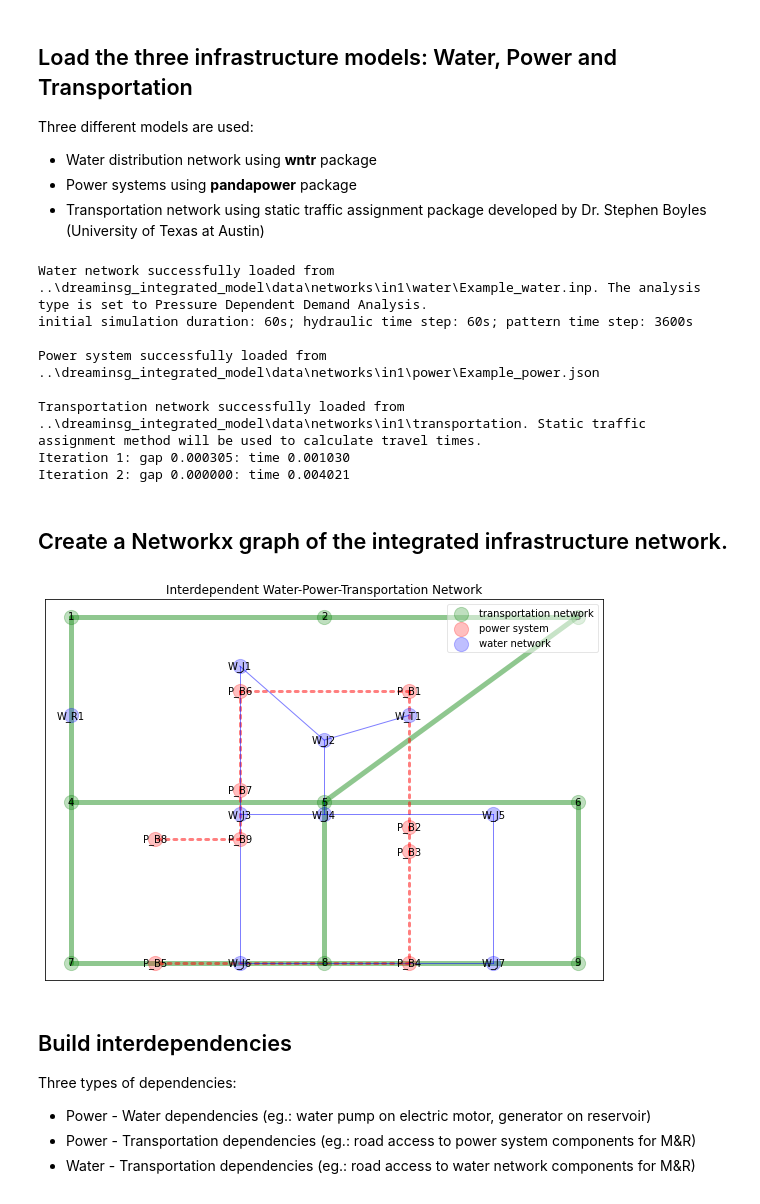
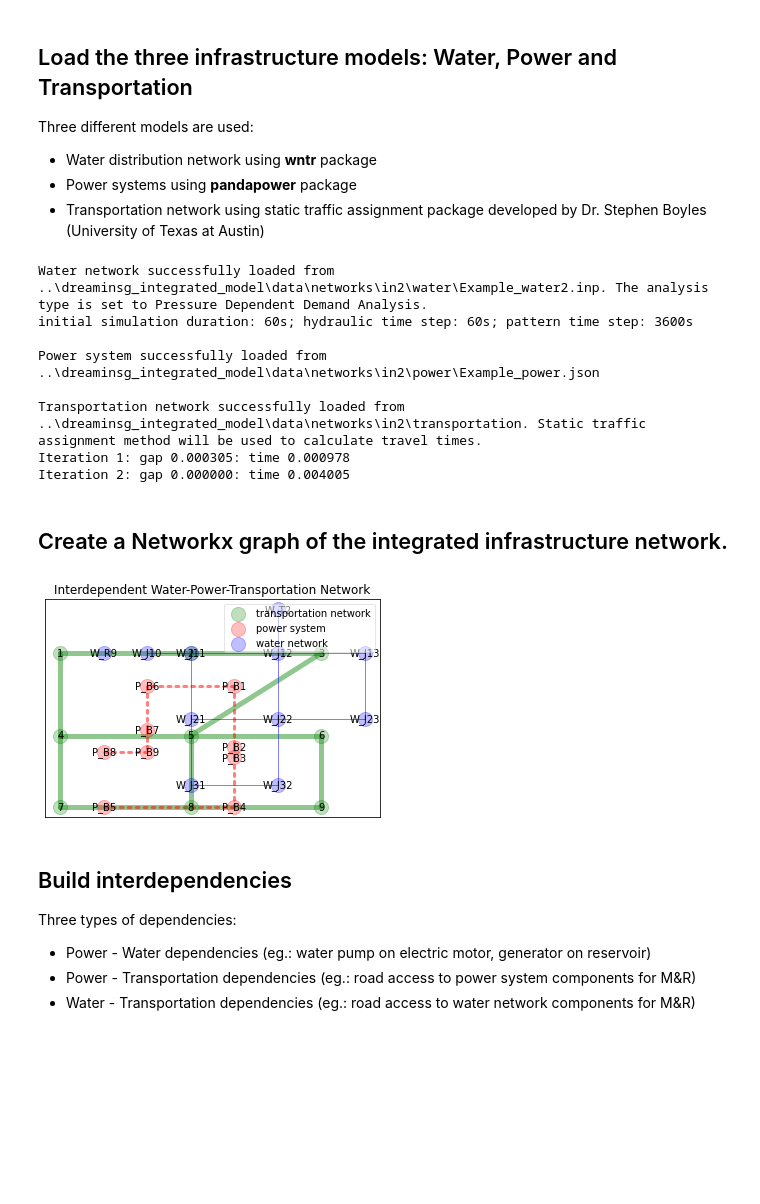
Before and after one commit to srijithbalakrishnan/dreaminsg-integrated-model, a Jupyter notebook: notebooks/demo.ipynb, the cells around one changed output. Cells and saved outputs as stored; diff of their text form; code cells hidden in the pictures; blank space fills up the shorter version.

Commit message:
pipe failure + simulation code changes + docstrings

```diff
--- a/notebooks/demo.ipynb
+++ b/notebooks/demo.ipynb
@@ -34,57 +27,31 @@ Three different models are used:
 - Water distribution network using **wntr** package
 - Power systems using **pandapower** package
 - Transportation network using static traffic assignment package developed by Dr. Stephen Boyles (University of Texas at Austin)
-# %%
-network_dir= 'in1'
-
-MAIN_DIR = Path('..')
-water_file = MAIN_DIR/'dreaminsg_integrated_model/data/networks/{}/water/Example_water.inp'.format(network_dir)
-power_file = MAIN_DIR/'dreaminsg_integrated_model/data/networks/{}/power/Example_power.json'.format(network_dir)
-transp_folder = MAIN_DIR/'dreaminsg_integrated_model/data/networks/{}/transportation/'.format(network_dir)
-
-#load water_network model
-try:
-    initial_sim_step = 60
-    wn = water.load_water_network(water_file, initial_sim_step)
-    total_base_water_demand = sum([wn.get_node(node).base_demand for node in wn.junction_name_list])
-except FileNotFoundError:
-    print("Error: The water network file does not exist. No such file or directory: ", water_file)
-
-#load power systems network
-try:
-    pn = power.load_power_network(power_file)
-    power.run_power_simulation(pn)
-    total_base_power_demand = pn.res_load.p_mw.sum() + pn.res_motor.p_mw.sum()
-except UserWarning:
-    print("Error: The power systems file does not exist. No such file or directory: ", power_file)
-
-#load dynamic traffic assignment model
-try:
-    tn = transpo.Network(
-        "{}/example_net.tntp".format(transp_folder),
-        "{}/example_trips.tntp".format(transp_folder),
-        "{}/example_node.tntp".format(transp_folder))
-    print("Transportation network successfully loaded from {}. Static traffic assignment method will be used to calculate travel times.".format(transp_folder))
-    tn.userEquilibrium("FW", 400, 1e-4, tn.averageExcessCost)
-except FileNotFoundError:
-    print("Error: The transportation network folder does not exist. No such directory: ", transp_folder)
-except AttributeError:
-    print("Error: Some required network files not found.")
-# %% [output]
-Water network successfully loaded from ..\dreaminsg_integrated_model\data\networks\in1\water\Example_water.inp. The analysis type is set to Pressure Dependent Demand Analysis.
-initial simulation duration: 60s; hydraulic time step: 60s; pattern time step: 3600s
-
-Power system successfully loaded from ..\dreaminsg_integrated_model\data\networks\in1\power\Example_power.json
-
-Transportation network successfully loaded from ..\dreaminsg_integrated_model\data\networks\in1\transportation. Static traffic assignment method will be used to calculate travel times.
-Iteration 1: gap 0.000305: time 0.001030
-Iteration 2: gap 0.000000: time 0.004021
+# %%
+network_dir= 'in2'
+
+MAIN_DIR = Path('..')
+water_file = MAIN_DIR/f'dreaminsg_integrated_model/data/networks/{network_dir}/water/Example_water2.inp'
+power_file = MAIN_DIR/f'dreaminsg_integrated_model/data/networks/{network_dir}/power/Example_power.json'
+transp_folder = MAIN_DIR/f'dreaminsg_integrated_model/data/networks/{network_dir}/transportation/'
+
+# load all infrastructure networks
+wn, pn, tn = simulation.load_networks(water_file, power_file, transp_folder)
+# %% [output]
+Water network successfully loaded from ..\dreaminsg_integrated_model\data\networks\in2\water\Example_water2.inp. The analysis type is set to Pressure Dependent Demand Analysis.
+initial simulation duration: 60s; hydraulic time step: 60s; pattern time step: 3600s
+
+Power system successfully loaded from ..\dreaminsg_integrated_model\data\networks\in2\power\Example_power.json
+
+Transportation network successfully loaded from ..\dreaminsg_integrated_model\data\networks\in2\transportation. Static traffic assignment method will be used to calculate travel times.
+Iteration 1: gap 0.000305: time 0.000978
+Iteration 2: gap 0.000000: time 0.004005
 # %% [markdown]
 ## Create a Networkx graph of the integrated infrastructure network.
 # %%
-integrated_graph = plots.plot_integrated_network(pn, wn, tn)
+integrated_graph = model_plots.plot_integrated_network(pn, wn, tn, plotting=False)
 # %% [output]
-[figure, old version]
+[figure, new version]
 # %% [markdown]
 ## Build interdependencies
 
```
Also changed, not shown: parts of 21 cells of this notebook, 17 other files.
